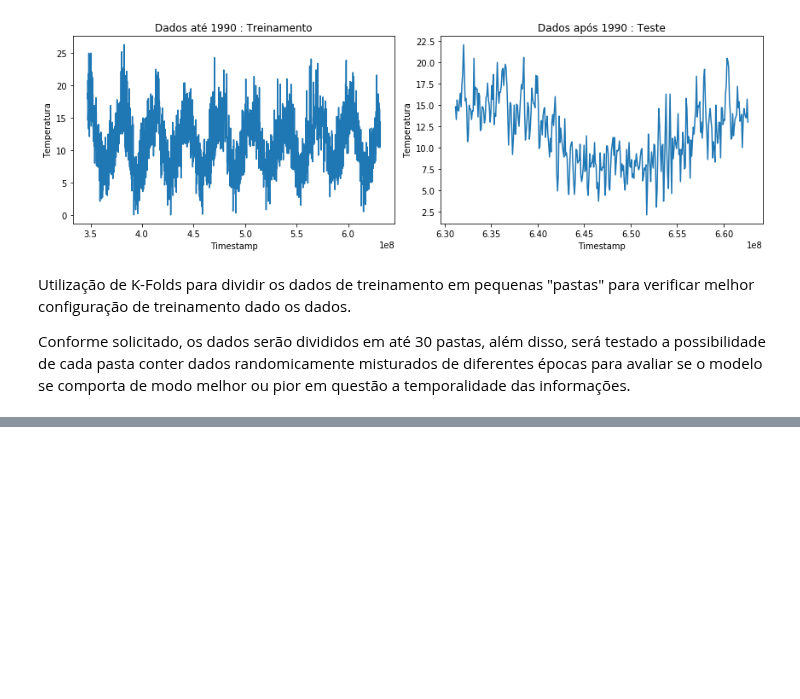
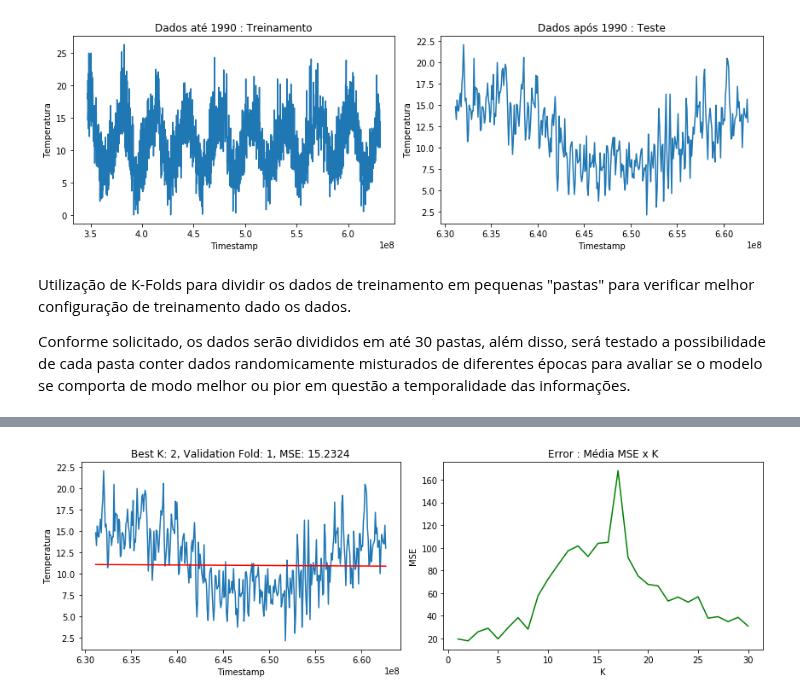
Before and after one commit to rdenadai/ia006c, a Jupyter notebook: notebooks/EFC01.ipynb, the cells around one changed output, grey strips where cells are left out. Cells and saved outputs as stored; diff of their text form; code cells hidden in the pictures; blank space fills up the shorter version.

```diff
--- a/notebooks/EFC01.ipynb
+++ b/notebooks/EFC01.ipynb
@@ -478,0 +409,75 @@ J:  33.755555555555546
+# %%
+X_test, y_test = test[:, 0], test[:, 1]
+X_train, y_train = train[:, 0], train[:, 1]
+
+# X_train = standard_scaler(X_train)
+# X_test = standard_scaler(X_test)
+
+fold_N, fold_val = 0, 0
+J_k = []
+for k in range(1, 31):
+    folds = kfold(train, k=k, shuffle=False)
+    J = []
+    for i in range(0, k):
+        # Validation set
+        X_val, y_val = folds[i][:, 0], folds[i][:, 1]
+        # Training set
+        nF = np.append(folds[i+1:, ], folds[:i, ], axis=0)
+        X, y = nF[0][:, 0], nF[0][:, 1]
+        # Train
+        linreg, _ = LinearRegressionImpl().train(X, y)
+        # Predict
+        yh = linreg.predict(X_val)
+        # MSE
+        J.append(linreg.mse(y_val, yh))
+    J_k.append((k, i, np.mean(J)))
+
+best_result = None
+best_J = 1e+10
+for Jk in J_k:
+    if best_J > Jk[2]:
+        best_J = Jk[2]
+        best_result = Jk
+
+# Encontramos o melhor K e Validation Set.
+k, i, mse = best_result
+k = int(k)
+minor_J0 = 1e+10
+best_weights = None
+folds = kfold(train, k=k, shuffle=False)
+# Validation set
+X_val, y_val = folds[i][:, 0], folds[i][:, 1]
+# Training set
+nF = np.append(folds[i+1:, ], folds[:i, ], axis=0)
+X, y = nF[0][:, 0], nF[0][:, 1]
+# Train
+linreg, _ = LinearRegressionImpl().train(X, y)
+best_weights = linreg.w
+
+# Running again for the best result
+lr = LinearRegressionImpl(weights=best_weights)
+yh_test = lr.predict(X_test)
+mse = lr.mse(y_test, yh_test)
+
+# Data table
+df = pd.DataFrame(J_k, columns=["K", "Validation Fold", "Média MSE"])
+
+plt.figure(figsize=(12, 4))
+plt.subplot(1, 2, 1)
+plt.title(f"Best K: {k}, Validation Fold: {i}, MSE: {np.round(mse, 4)}")
+plt.xlabel("Timestamp")
+plt.ylabel("Temperatura")
+plt.plot(test[:, 0], y_test)
+plt.plot(test[:, 0], yh_test, 'r')
+plt.subplot(1, 2, 2)
+plt.title(f"Error : Média MSE x K")
+plt.xlabel("K")
+plt.ylabel("MSE")
+plt.plot(df["K"], df["Média MSE"], "g")
+plt.tight_layout()
+plt.show()
+
+df = df.sort_values(by=["Média MSE"]).head(10)
+df.style.hide_index()
+# %% [output]
+[figure, added]
```
Also changed, not shown: parts of 15 cells of this notebook.
